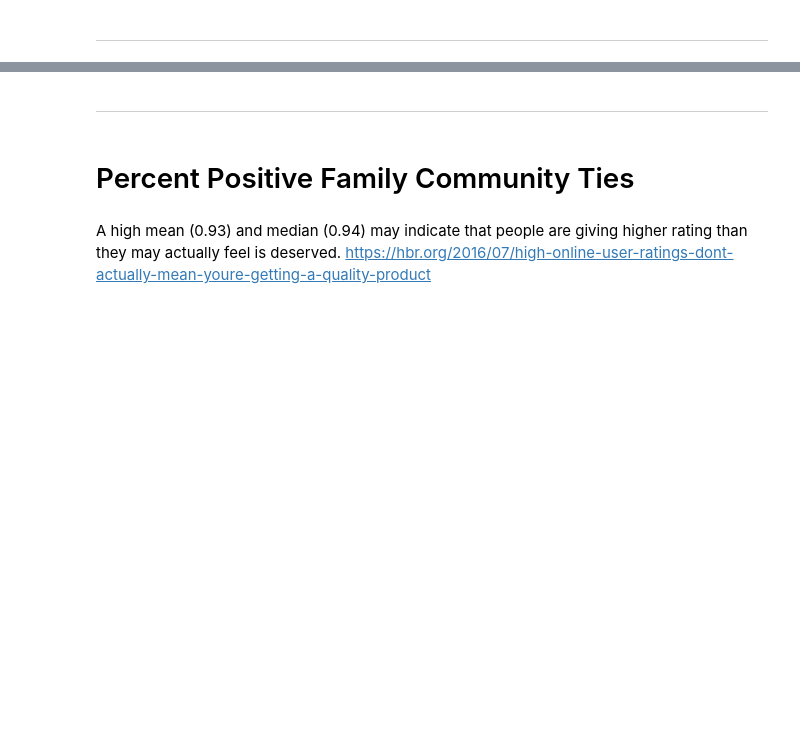
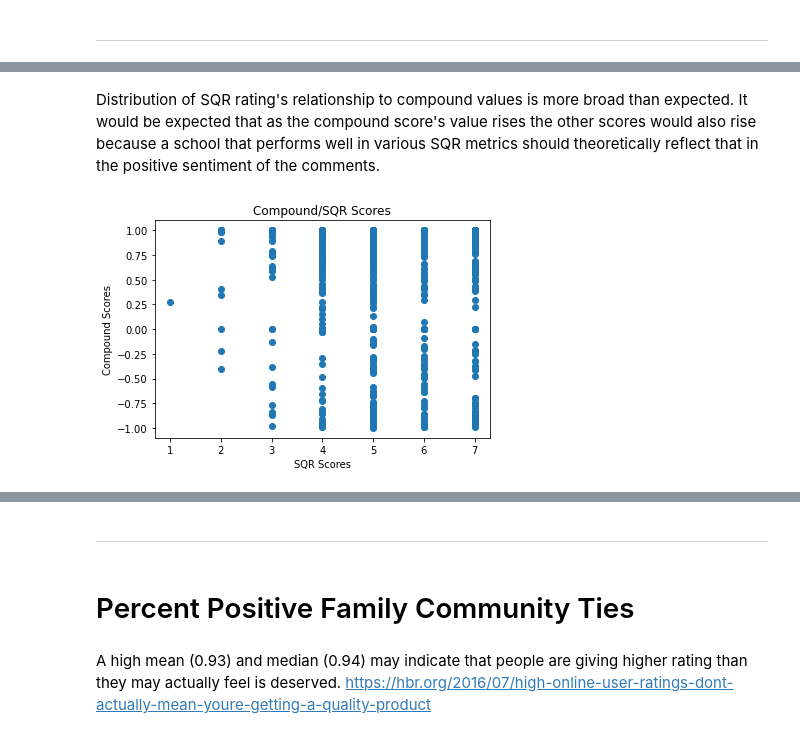
Before and after one commit to kevinmacmat/measuring_community_school_satisfaction, a Jupyter notebook: sqr_eda.ipynb, the cells around one changed output, grey strips where cells are left out. Drawn from its saved outputs; the diff is of its cells as text; code cells hidden in the pictures; blank space fills up the shorter version.

```diff
--- a/sqr_eda.ipynb
+++ b/sqr_eda.ipynb
@@ -104,0 +156,10 @@ plt.show()
+# %% [markdown]
+Distribution of SQR rating's relationship to compound values is more broad than expected. It would be expected that as the compound score's value rises the other scores would also rise because a school that performs well in various SQR metrics should theoretically reflect that in the positive sentiment of the comments.
+# %%
+plt.scatter(df.sqr_rating.values, df.compound.values)
+plt.title('Compound/SQR Scores')
+plt.xlabel('SQR Scores')
+plt.ylabel('Compound Scores')
+plt.show()
+# %% [output]
+[figure, added]
```
Also changed, not shown: parts of 41 cells of this notebook, 11 other files.
